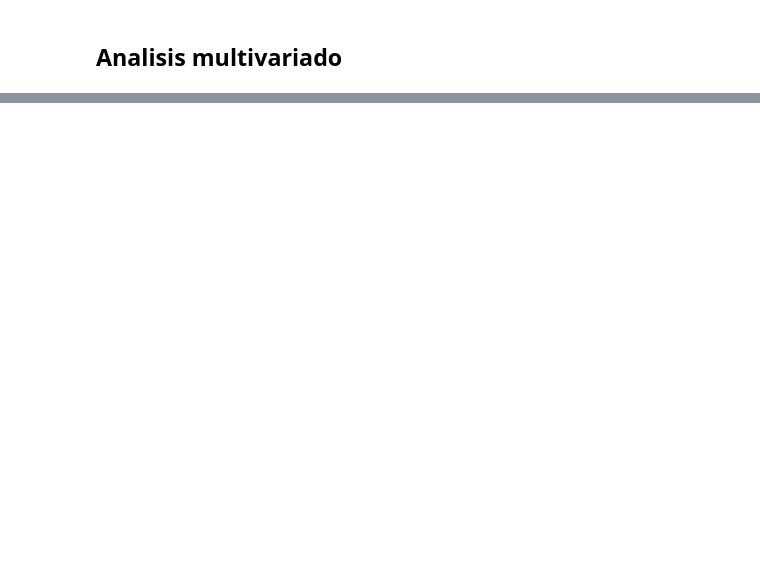
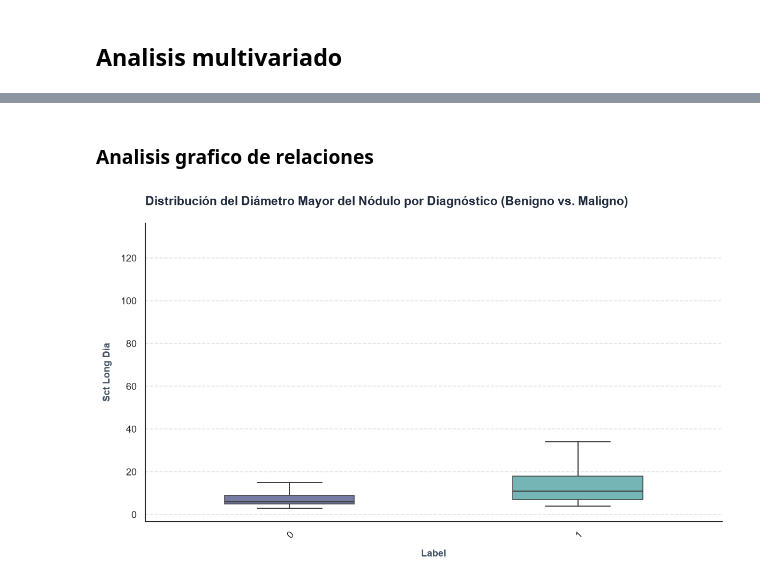
Before and after one commit to juanpablocarrillohortua/health_tech_lung_cancer, a Jupyter notebook: notebooks/image_caracteristics.ipynb, the cells around one changed output, grey strips where cells are left out. Saved outputs shown, nothing was run; the diff lists cells and outputs as text; code cells hidden in the pictures; blank space fills up the shorter version.

```diff
--- a/notebooks/image_caracteristics.ipynb
+++ b/notebooks/image_caracteristics.ipynb
@@ -371,12 +425,15 @@ df_consolidado = df_consolidado[key_variables]
 # %%
 df_consolidado.drop(
     columns=[
-        'locrhil',
-        'locllow',
-        'locrlow',
-        'loclup',
-        'locrup',
-        'locrmid',
-        'locunk',
-        'loclhil'], inplace=True)
+        "locrhil",
+        "locllow",
+        "locrlow",
+        "loclup",
+        "locrup",
+        "locrmid",
+        "locunk",
+        "loclhil",
+    ],
+    inplace=True,
+)
 # %% [markdown]
@@ -581,0 +687,12 @@ hub_pruebas_num_cat(
+# %% [markdown]
+### Analisis grafico de relaciones
+# %%
+plot_segmented_boxplot(
+    df_consolidado,
+    cat_col="label",
+    num_col="sct_long_dia",
+    show_points=False,
+    title="Distribución del Diámetro Mayor del Nódulo por Diagnóstico (Benigno vs. Maligno)",  # noqa: E501
+)
+# %% [output]
+[figure, added]
```
Also changed, not shown: parts of 42 cells of this notebook, 1 other file.
